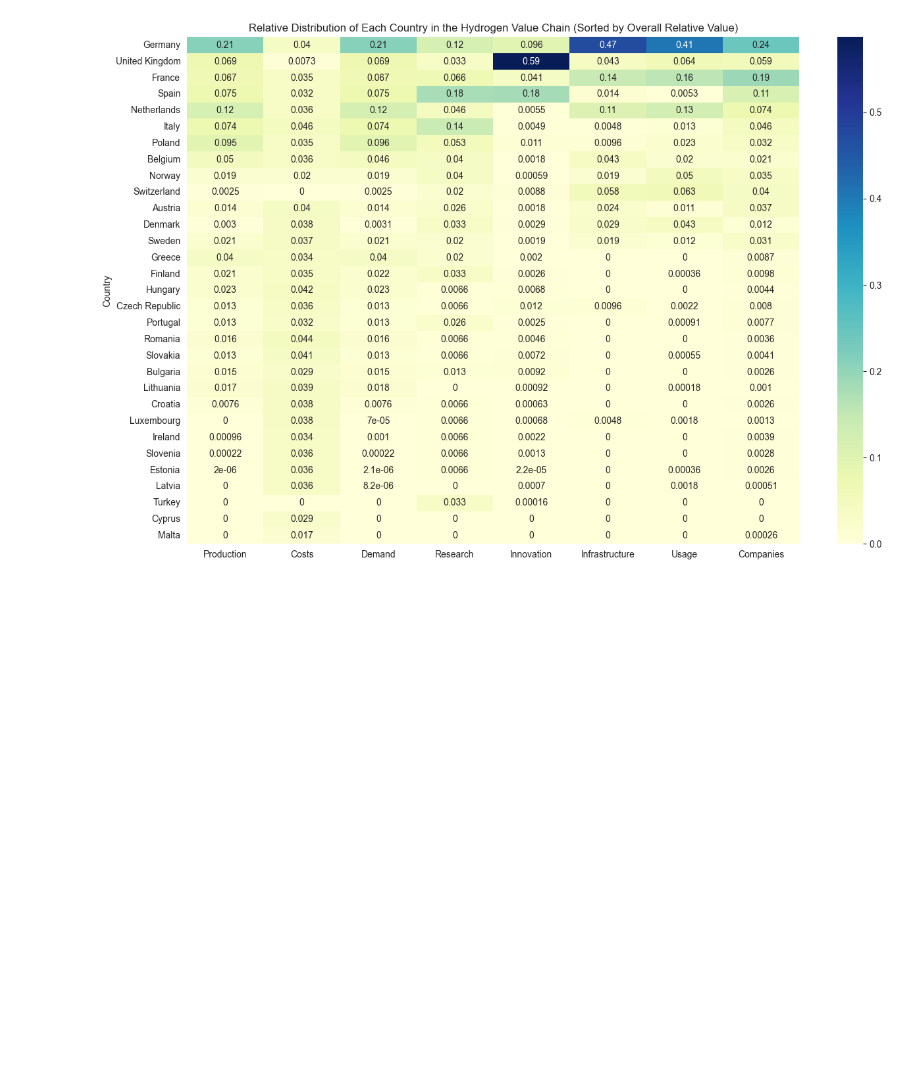
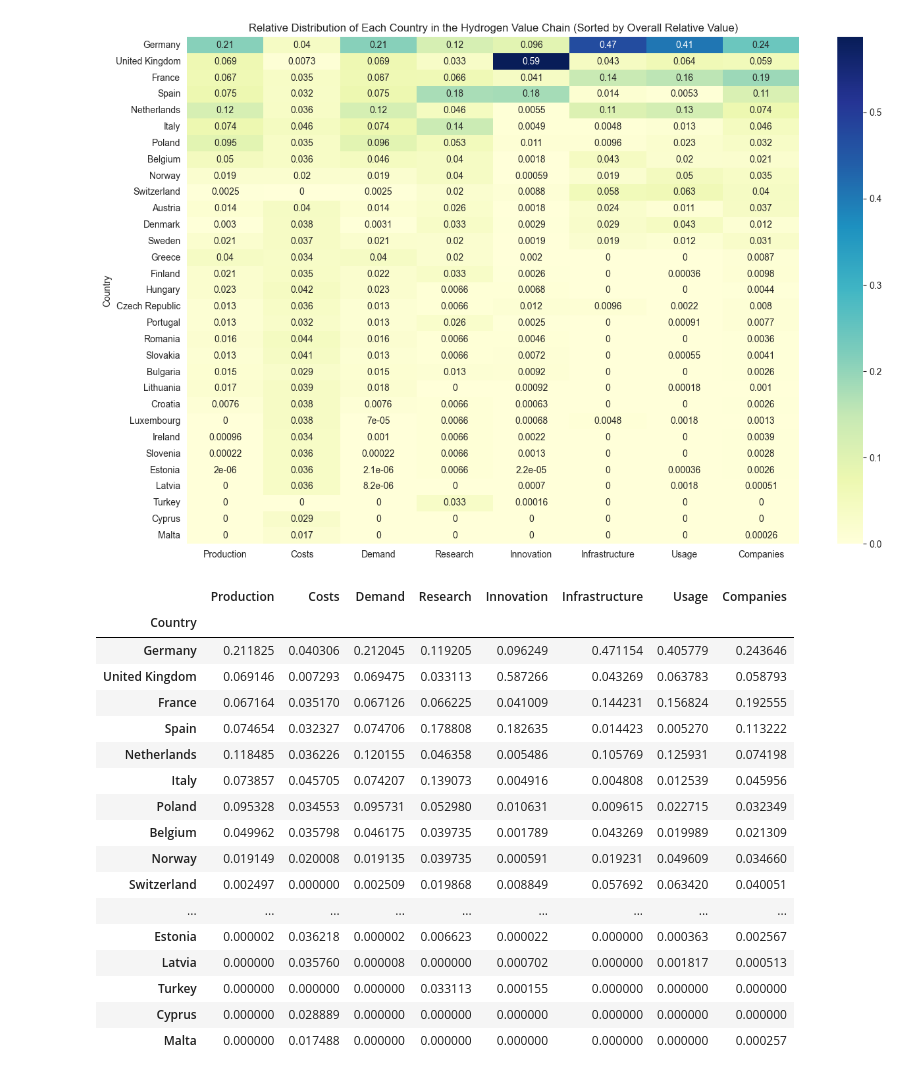
Before and after one commit to premstaller1/Masterarbeit, a Jupyter notebook: CorrelationAnalysis/correlation.ipynb, the cells around one changed output. Drawn from its saved outputs; the diff is of its cells as text; code cells hidden in the pictures; blank space fills up the shorter version.

```diff
--- a/CorrelationAnalysis/correlation.ipynb
+++ b/CorrelationAnalysis/correlation.ipynb
@@ -145,0 +149,21 @@ plt.show()
+# %%
+relative_distribution_sorted
+# %% [output]
+|  | Production | Costs | Demand | Research | Innovation | Infrastructure | Usage | Companies |
+| Country |  |  |  |  |  |  |  |  |
+| Germany | 0.211825 | 0.040306 | 0.212045 | 0.119205 | 0.096249 | 0.471154 | 0.405779 | 0.243646 |
+| United Kingdom | 0.069146 | 0.007293 | 0.069475 | 0.033113 | 0.587266 | 0.043269 | 0.063783 | 0.058793 |
+| France | 0.067164 | 0.035170 | 0.067126 | 0.066225 | 0.041009 | 0.144231 | 0.156824 | 0.192555 |
+| Spain | 0.074654 | 0.032327 | 0.074706 | 0.178808 | 0.182635 | 0.014423 | 0.005270 | 0.113222 |
+| Netherlands | 0.118485 | 0.036226 | 0.120155 | 0.046358 | 0.005486 | 0.105769 | 0.125931 | 0.074198 |
+| Italy | 0.073857 | 0.045705 | 0.074207 | 0.139073 | 0.004916 | 0.004808 | 0.012539 | 0.045956 |
+| Poland | 0.095328 | 0.034553 | 0.095731 | 0.052980 | 0.010631 | 0.009615 | 0.022715 | 0.032349 |
+| Belgium | 0.049962 | 0.035798 | 0.046175 | 0.039735 | 0.001789 | 0.043269 | 0.019989 | 0.021309 |
+| Norway | 0.019149 | 0.020008 | 0.019135 | 0.039735 | 0.000591 | 0.019231 | 0.049609 | 0.034660 |
+| Switzerland | 0.002497 | 0.000000 | 0.002509 | 0.019868 | 0.008849 | 0.057692 | 0.063420 | 0.040051 |
+| ... | ... | ... | ... | ... | ... | ... | ... | ... |
+| Estonia | 0.000002 | 0.036218 | 0.000002 | 0.006623 | 0.000022 | 0.000000 | 0.000363 | 0.002567 |
+| Latvia | 0.000000 | 0.035760 | 0.000008 | 0.000000 | 0.000702 | 0.000000 | 0.001817 | 0.000513 |
+| Turkey | 0.000000 | 0.000000 | 0.000000 | 0.033113 | 0.000155 | 0.000000 | 0.000000 | 0.000000 |
+| Cyprus | 0.000000 | 0.028889 | 0.000000 | 0.000000 | 0.000000 | 0.000000 | 0.000000 | 0.000000 |
+| Malta | 0.000000 | 0.017488 | 0.000000 | 0.000000 | 0.000000 | 0.000000 | 0.000000 | 0.000257 |
```
Also changed, not shown: parts of 1 cell of this notebook, 4 other files.
